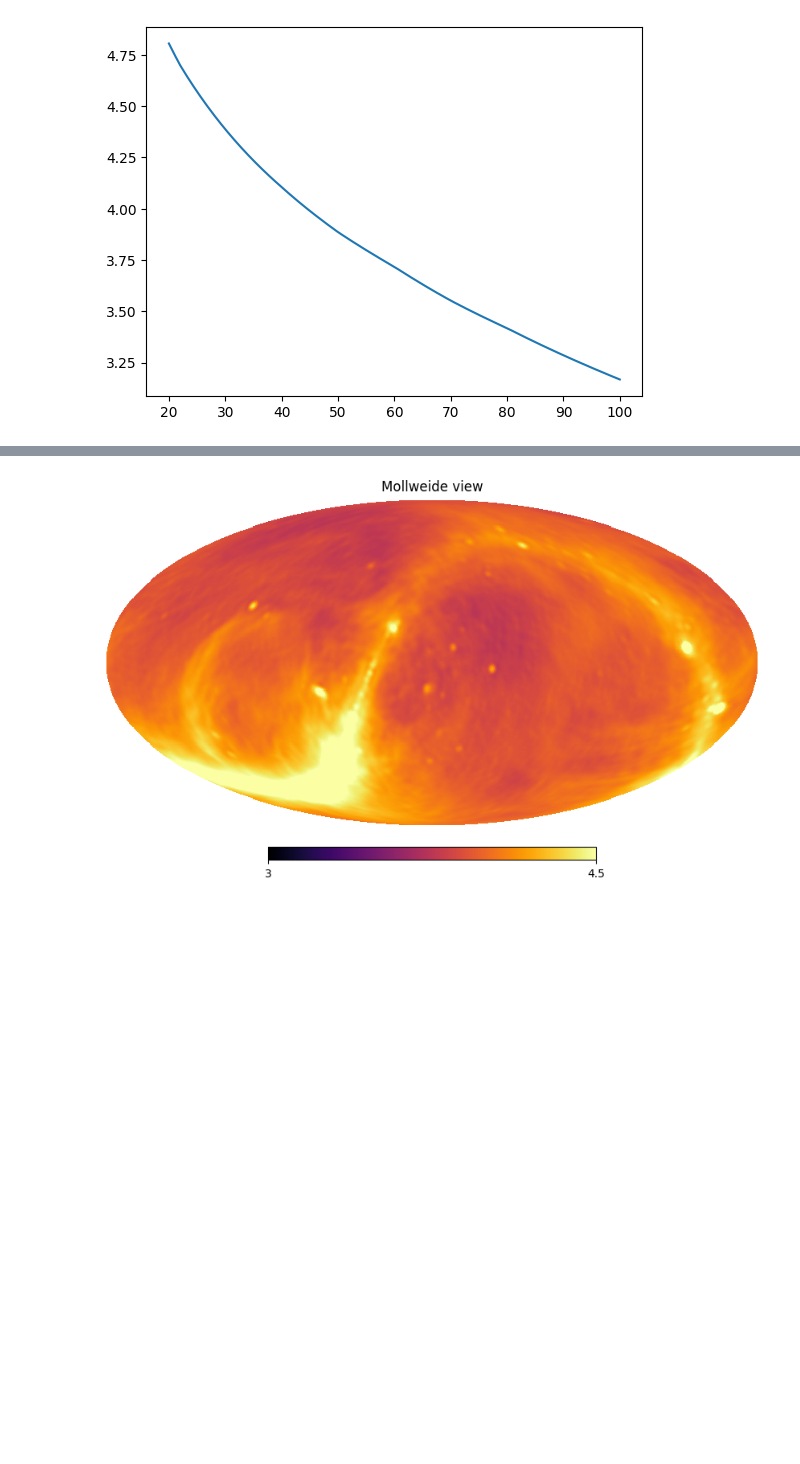
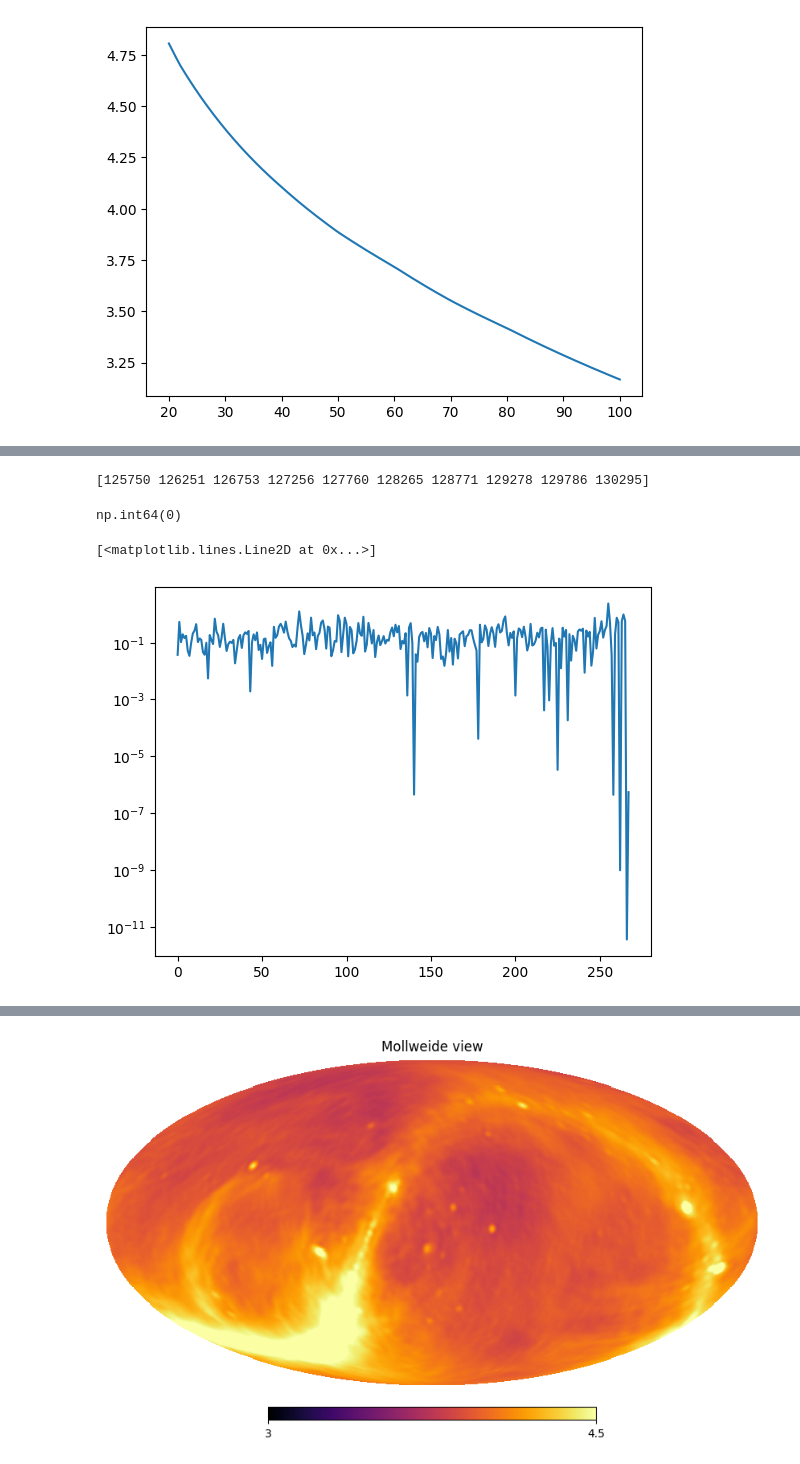
Before and after one commit to mohanagr/braindump, a Jupyter notebook: pyGSM-MARS.ipynb, the cells around one changed output, grey strips where cells are left out. Saved outputs shown, nothing was run; the diff lists cells and outputs as text; code cells hidden in the pictures; blank space fills up the shorter version.

```diff
--- a/pyGSM-Copy1.ipynb
+++ b/pyGSM-MARS.ipynb
@@ -53,0 +63,17 @@ hp.mollview(np.log10(map2),min=3,max=4.5,cmap='inferno')
+# %%
+m=500
+indices=[((l * (l + 1)) // 2 + m) for l in range(m, lmax + 1)]
+indices2=np.arange(m,lmax+1)
+indices2=indices2+indices2*(indices2-1)//2 + m
+print(indices2[:10])
+# %% [output]
+[125750 126251 126753 127256 127760 128265 128771 129278 129786 130295]
+# %%
+np.sum(indices-indices2)
+# %% [output]
+np.int64(0)
+# %%
+plt.semilogy(np.abs(alms[indices]))
+# %% [output]
+[<matplotlib.lines.Line2D at 0x...>]
+[figure, added]
```
Also changed, not shown: parts of 10 cells of this notebook, 5 other files.
